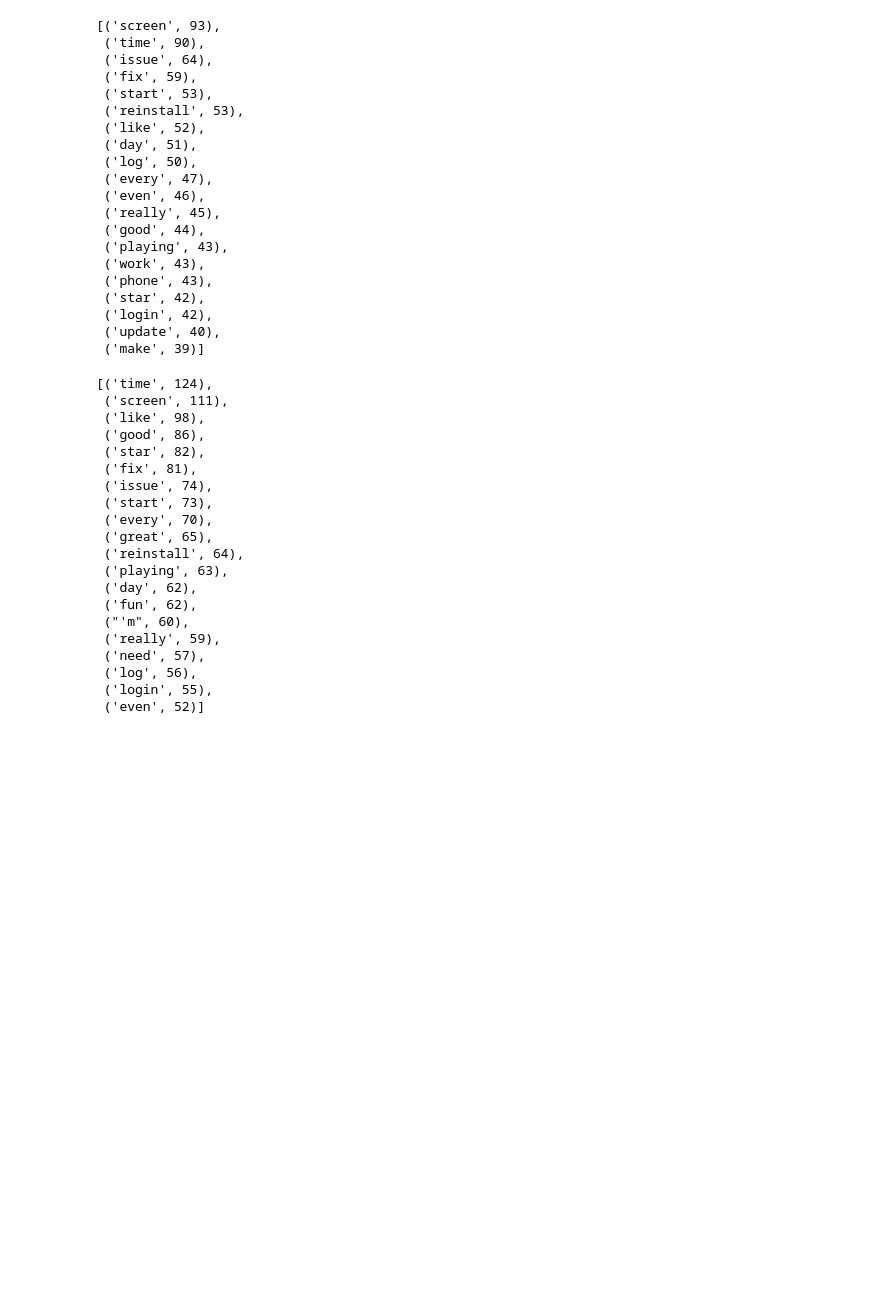
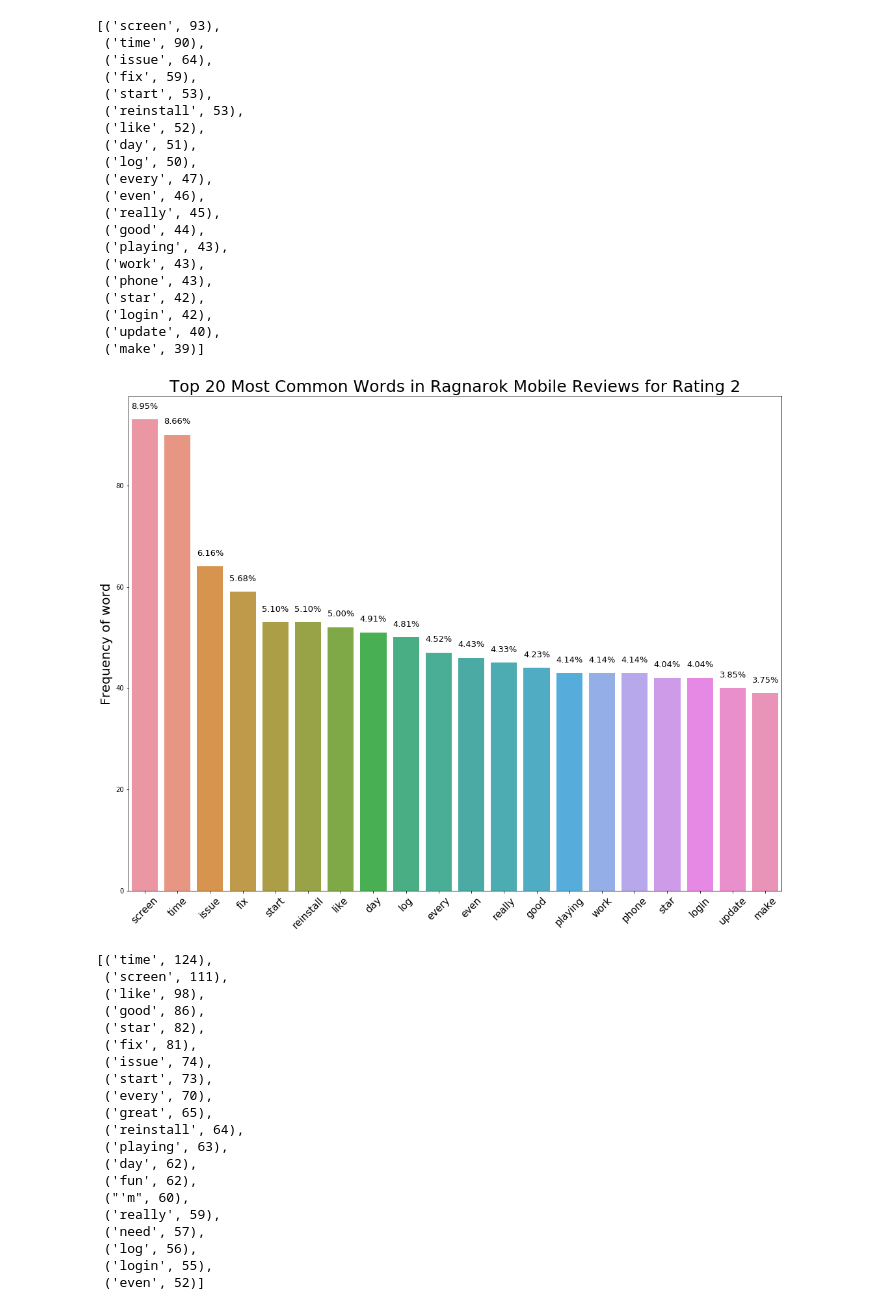
Before and after one commit to Moses-Lin/romreview, a Jupyter notebook: EDA.ipynb, the cells around one changed output. Saved outputs shown, nothing was run; the diff lists cells and outputs as text; code cells hidden in the pictures; blank space fills up the shorter version.

```diff
--- a/EDA.ipynb
+++ b/EDA.ipynb
@@ -404,6 +423,25 @@ review2_freqdist.most_common(20)
  ('login', 42),
  ('update', 40),
  ('make', 39)]
+# %%
+mostcommonwords202 = review2_freqdist.most_common(20)
+
+yaxis202 = [val[1] for val in mostcommonwords202]
+
+xaxis202 = [val[0] for val in mostcommonwords202]
+
+plt.figure(figsize=(18, 14))
+ax = sns.barplot(xaxis202, yaxis202)
+plt.title('Top 20 Most Common Words in Ragnarok Mobile Reviews for Rating 2', fontsize = 25)
+plt.ylabel('Frequency of word', fontsize = 20)
+plt.xticks(rotation=45, fontsize = 15)
+
+for p in ax.patches:
+             ax.annotate("%.2f" % (p.get_height()*100/sum(yaxis202))+'%', (p.get_x() + p.get_width() / 2., p.get_height()),
+                 ha='center', va='center', fontsize=13, color='black', xytext=(0, 20),
+                 textcoords='offset points')
+# %% [output]
+[figure, added]
 # %%
 processedreviewrating3[:] = [x for x in processedreviewrating3 if x not in uselesswords]
 # %%
```
Also changed, not shown: parts of 3 cells of this notebook.
